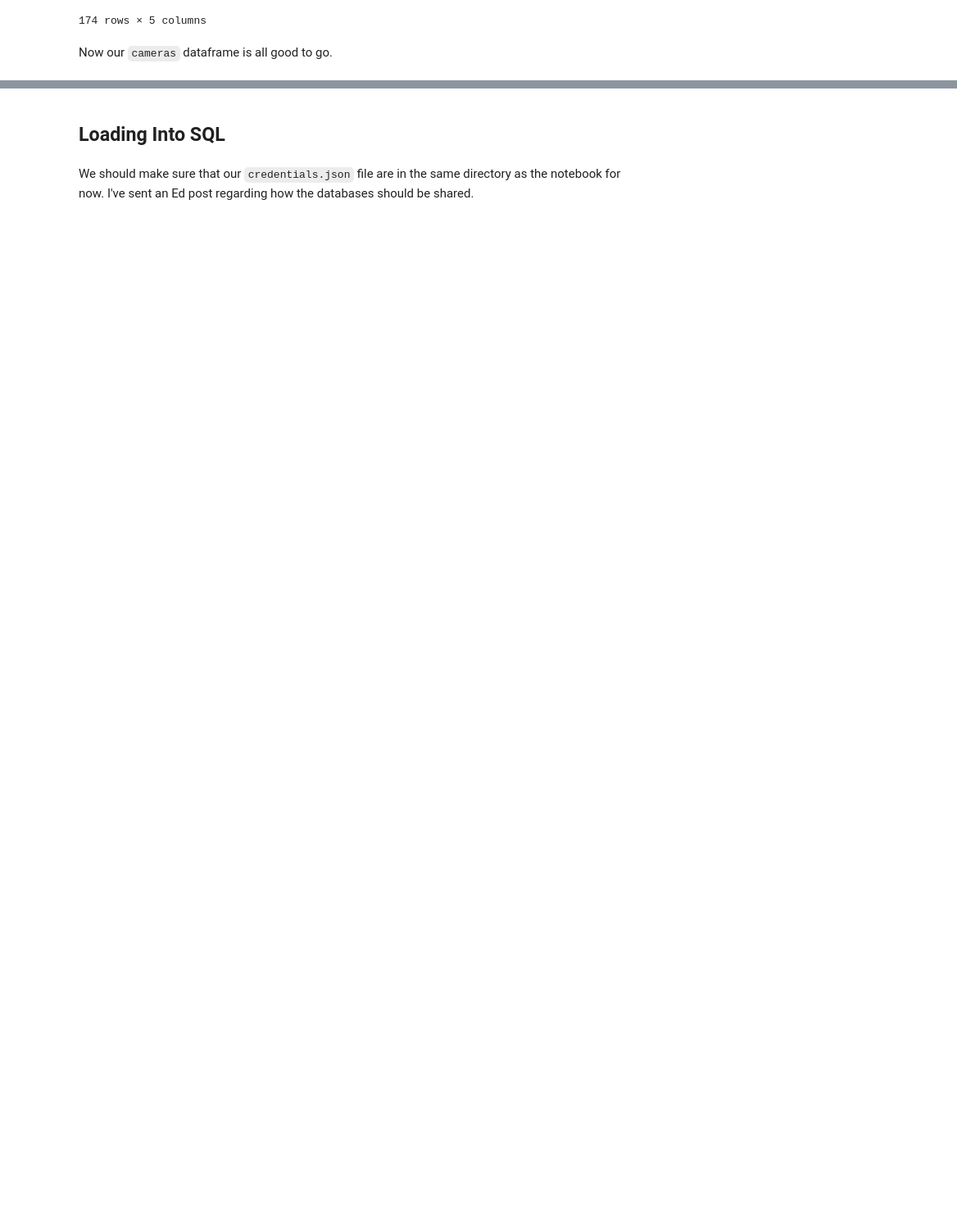
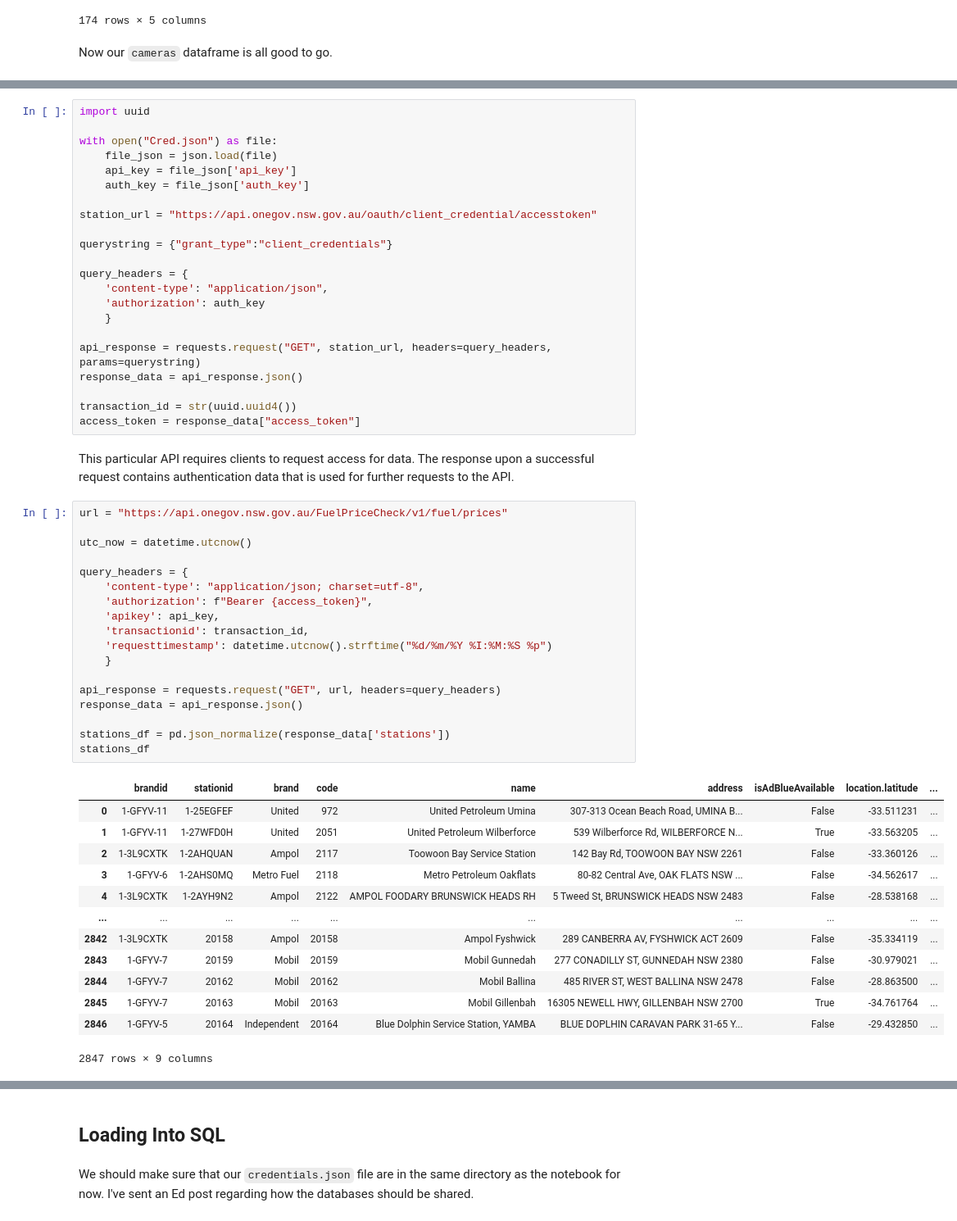
Before and after one commit to infernocadet/greater-sydney-analysis, a Jupyter notebook: Greater Sydney Analysis.ipynb, the cells around one changed output, grey strips where cells are left out. Shown: that part at 82% size. Cells and saved outputs as stored; diff of their text form; blank space fills up the shorter version.

Commit message:
initiating fuel station table

```diff
--- a/Greater Sydney Analysis.ipynb
+++ b/Greater Sydney Analysis.ipynb
@@ -1338,0 +1345,56 @@ Now our `cameras` dataframe is all good to go.
+# %%
+import uuid
+
+with open("Cred.json") as file:
+    file_json = json.load(file)
+    api_key = file_json['api_key']
+    auth_key = file_json['auth_key']
+
+station_url = "https://api.onegov.nsw.gov.au/oauth/client_credential/accesstoken"
+
+querystring = {"grant_type":"client_credentials"}
+
+query_headers = {
+    'content-type': "application/json",
+    'authorization': auth_key
+    }
+
+api_response = requests.request("GET", station_url, headers=query_headers, params=querystring)
+response_data = api_response.json()
+
+transaction_id = str(uuid.uuid4())
+access_token = response_data["access_token"]
+# %% [markdown]
+This particular API requires clients to request access for data. The response upon a successful request contains authentication data that is used for further requests to the API.
+# %%
+url = "https://api.onegov.nsw.gov.au/FuelPriceCheck/v1/fuel/prices"
+
+utc_now = datetime.utcnow()
+
+query_headers = {
+    'content-type': "application/json; charset=utf-8",
+    'authorization': f"Bearer {access_token}",
+    'apikey': api_key,
+    'transactionid': transaction_id,
+    'requesttimestamp': datetime.utcnow().strftime("%d/%m/%Y %I:%M:%S %p")
+    }
+
+api_response = requests.request("GET", url, headers=query_headers)
+response_data = api_response.json()
+
+stations_df = pd.json_normalize(response_data['stations'])
+stations_df
+# %% [output]
+|  | brandid | stationid | brand | code | name | address | isAdBlueAvailable | location.latitude | ... |
+| 0 | 1-GFYV-11 | 1-25EGFEF | United | 972 | United Petroleum Umina | 307-313 Ocean Beach Road, UMINA B... | False | -33.511231 | ... |
+| 1 | 1-GFYV-11 | 1-27WFD0H | United | 2051 | United Petroleum Wilberforce | 539 Wilberforce Rd, WILBERFORCE N... | True | -33.563205 | ... |
+| 2 | 1-3L9CXTK | 1-2AHQUAN | Ampol | 2117 | Toowoon Bay Service Station | 142 Bay Rd, TOOWOON BAY NSW 2261 | False | -33.360126 | ... |
+| 3 | 1-GFYV-6 | 1-2AHS0MQ | Metro Fuel | 2118 | Metro Petroleum Oakflats | 80-82 Central Ave, OAK FLATS NSW ... | False | -34.562617 | ... |
+| 4 | 1-3L9CXTK | 1-2AYH9N2 | Ampol | 2122 | AMPOL FOODARY BRUNSWICK HEADS RH | 5 Tweed St, BRUNSWICK HEADS NSW 2483 | False | -28.538168 | ... |
+| ... | ... | ... | ... | ... | ... | ... | ... | ... | ... |
+| 2842 | 1-3L9CXTK | 20158 | Ampol | 20158 | Ampol Fyshwick | 289 CANBERRA AV, FYSHWICK ACT 2609 | False | -35.334119 | ... |
+| 2843 | 1-GFYV-7 | 20159 | Mobil | 20159 | Mobil Gunnedah | 277 CONADILLY ST, GUNNEDAH NSW 2380 | False | -30.979021 | ... |
+| 2844 | 1-GFYV-7 | 20162 | Mobil | 20162 | Mobil Ballina | 485 RIVER ST, WEST BALLINA NSW 2478 | False | -28.863500 | ... |
+| 2845 | 1-GFYV-7 | 20163 | Mobil | 20163 | Mobil Gillenbah | 16305 NEWELL HWY, GILLENBAH NSW 2700 | True | -34.761764 | ... |
+| 2846 | 1-GFYV-5 | 20164 | Independent | 20164 | Blue Dolphin Service Station, YAMBA | BLUE DOPLHIN CARAVAN PARK 31-65 Y... | False | -29.432850 | ... |
+2847 rows × 9 columns
```
Also changed, not shown: parts of 9 cells of this notebook, 1 other file.
